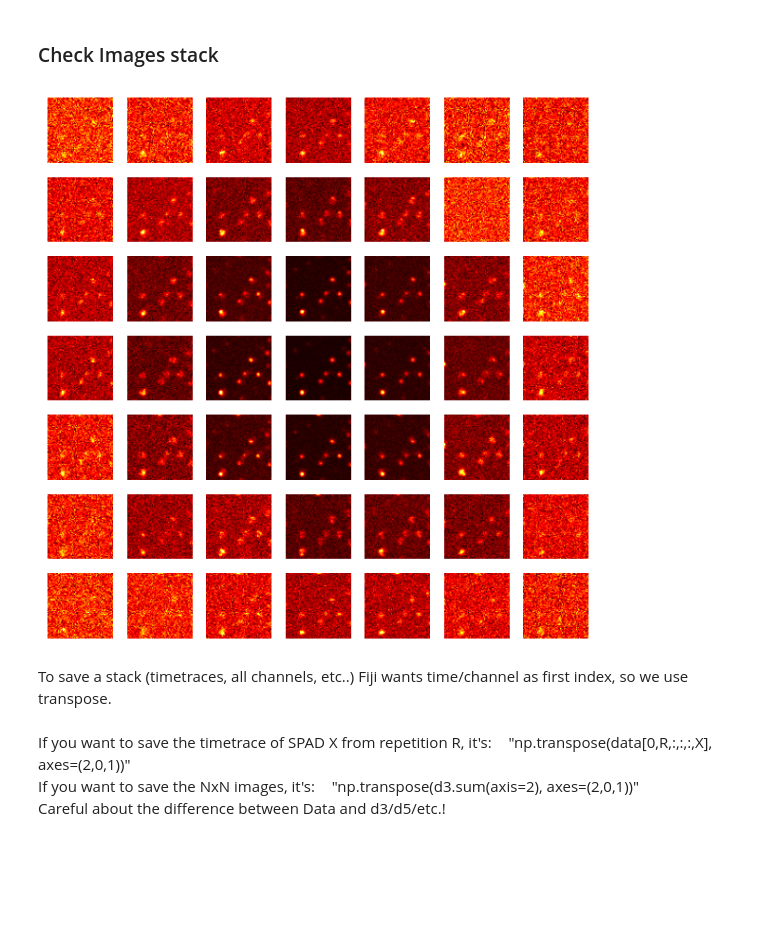
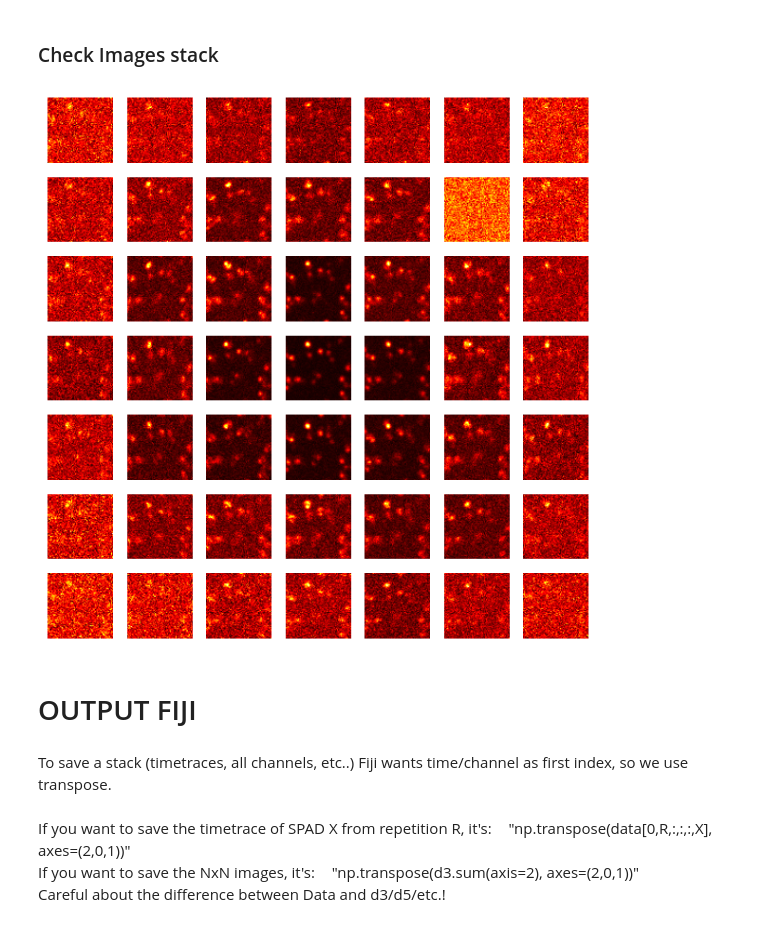
Before and after one commit to CarminatiGiovanni/tesi, a Jupyter notebook: SRRF-ISM-MacOS_SOFISM GIO.ipynb, the cells around one changed output. Saved outputs shown, nothing was run; the diff lists cells and outputs as text; code cells hidden in the pictures; blank space fills up the shorter version.

```diff
--- a/SRRF-ISM-MacOS_SOFISM GIO.ipynb
+++ b/SRRF-ISM-MacOS_SOFISM GIO.ipynb
@@ -328,10 +328,12 @@ for i in range(7):
 # %% [markdown]
 ### Check Images stack
 # %%
-fig_1 = gra.ShowDataset(np.sum(data,axis=(0,1,4)),normalize = False, colorbar=False)
+fig_1 = gra.ShowDataset(np.sum(data,axis=(z_i,rep_i,t_i)),normalize = False, colorbar=False)
 #fig_1 = gra.ShowImg(np.sum(data,axis=(0,1,4))[422:512,45:135,24], pxsize_x=pxsizex)#,normalize = False, colorbar=False)
 # %% [output]
-[figure, old version]
+[figure, new version]
+# %% [markdown]
+# OUTPUT FIJI
 # %% [markdown]
 To save a stack (timetraces, all channels, etc..) Fiji wants time/channel as first index, so we use transpose. <br><br> If you want to save the timetrace of SPAD X from repetition R, it's: $\;\;$ "np.transpose(data[0,R,:,:,:,X], axes=(2,0,1))" <br>  If you want to save the NxN images, it's:  $\;\;$ "np.transpose(d3.sum(axis=2), axes=(2,0,1))" <br> Careful about the difference between Data and d3/d5/etc.!
 # %%
```
Also changed, not shown: parts of 4 cells of this notebook.
